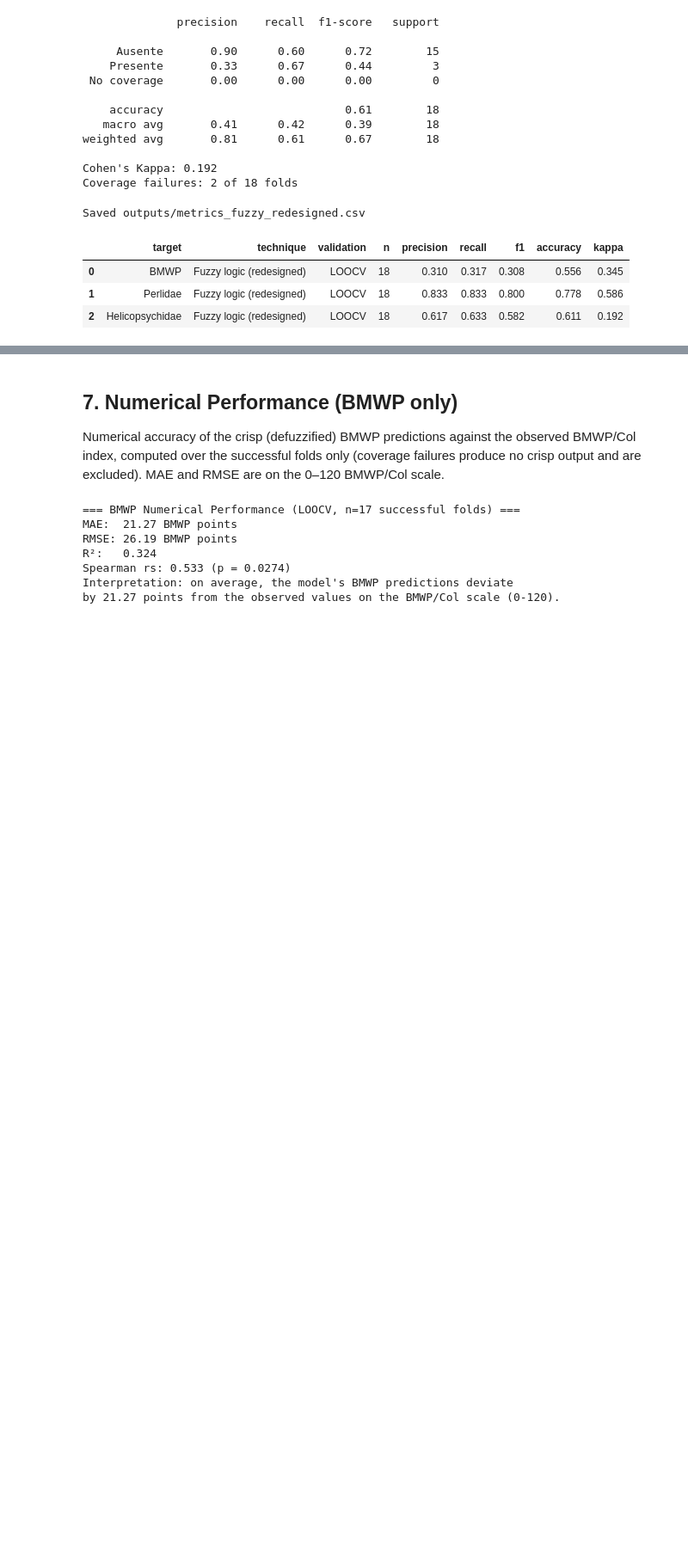
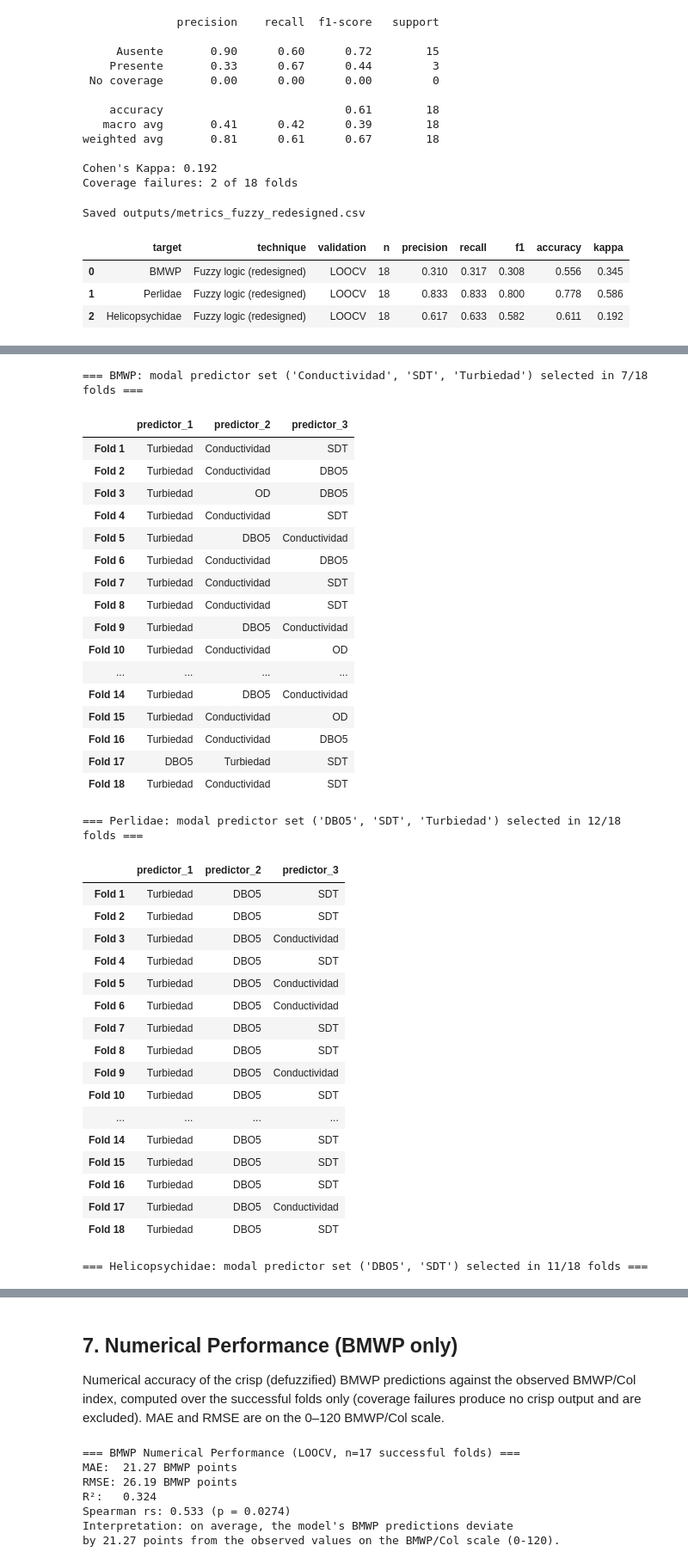
Before and after one commit to saulo1112/cali-river-biomonitoring, a Jupyter notebook: notebooks/01_fuzzy_logic/01f_fuzzy_final.ipynb, the cells around one changed output, grey strips where cells are left out. Shown at 86% size. Cells and saved outputs as stored; diff of their text form; code cells hidden in the pictures; blank space fills up the shorter version.

```diff
--- a/notebooks/01_fuzzy_logic/01f_fuzzy_final.ipynb
+++ b/notebooks/01_fuzzy_logic/01f_fuzzy_final.ipynb
@@ -382,0 +476,47 @@ Saved outputs/metrics_fuzzy_redesigned.csv
+# %%
+# Predictor selection per fold (18 x n_pred matrix) — stability check
+for name in nested_results:
+    sel = nested_results[name]['sel']
+    mat = pd.DataFrame(sel, index=[f"Fold {i + 1}" for i in range(len(sel))],
+                       columns=[f"predictor_{j + 1}" for j in range(len(sel[0]))])
+    modal = Counter(tuple(sorted(s)) for s in sel).most_common(1)[0]
+    print(f"=== {name}: modal predictor set {modal[0]} selected in {modal[1]}/{len(sel)} folds ===")
+    display(mat)
+# %% [output]
+=== BMWP: modal predictor set ('Conductividad', 'SDT', 'Turbiedad') selected in 7/18 folds ===
+|  | predictor_1 | predictor_2 | predictor_3 |
+| Fold 1 | Turbiedad | Conductividad | SDT |
+| Fold 2 | Turbiedad | Conductividad | DBO5 |
+| Fold 3 | Turbiedad | OD | DBO5 |
+| Fold 4 | Turbiedad | Conductividad | SDT |
+| Fold 5 | Turbiedad | DBO5 | Conductividad |
+| Fold 6 | Turbiedad | Conductividad | DBO5 |
+| Fold 7 | Turbiedad | Conductividad | SDT |
+| Fold 8 | Turbiedad | Conductividad | SDT |
+| Fold 9 | Turbiedad | DBO5 | Conductividad |
+| Fold 10 | Turbiedad | Conductividad | OD |
+| ... | ... | ... | ... |
+| Fold 14 | Turbiedad | DBO5 | Conductividad |
+| Fold 15 | Turbiedad | Conductividad | OD |
+| Fold 16 | Turbiedad | Conductividad | DBO5 |
+| Fold 17 | DBO5 | Turbiedad | SDT |
+| Fold 18 | Turbiedad | Conductividad | SDT |
+=== Perlidae: modal predictor set ('DBO5', 'SDT', 'Turbiedad') selected in 12/18 folds ===
+|  | predictor_1 | predictor_2 | predictor_3 |
+| Fold 1 | Turbiedad | DBO5 | SDT |
+| Fold 2 | Turbiedad | DBO5 | SDT |
+| Fold 3 | Turbiedad | DBO5 | Conductividad |
+| Fold 4 | Turbiedad | DBO5 | SDT |
+| Fold 5 | Turbiedad | DBO5 | Conductividad |
+| Fold 6 | Turbiedad | DBO5 | Conductividad |
+| Fold 7 | Turbiedad | DBO5 | SDT |
+| Fold 8 | Turbiedad | DBO5 | SDT |
+| Fold 9 | Turbiedad | DBO5 | Conductividad |
+| Fold 10 | Turbiedad | DBO5 | SDT |
+| ... | ... | ... | ... |
+| Fold 14 | Turbiedad | DBO5 | SDT |
+| Fold 15 | Turbiedad | DBO5 | SDT |
+| Fold 16 | Turbiedad | DBO5 | SDT |
+| Fold 17 | Turbiedad | DBO5 | Conductividad |
+| Fold 18 | Turbiedad | DBO5 | SDT |
+=== Helicopsychidae: modal predictor set ('DBO5', 'SDT') selected in 11/18 folds ===
```
Also changed, not shown: parts of 4 cells of this notebook, 22 other files.
